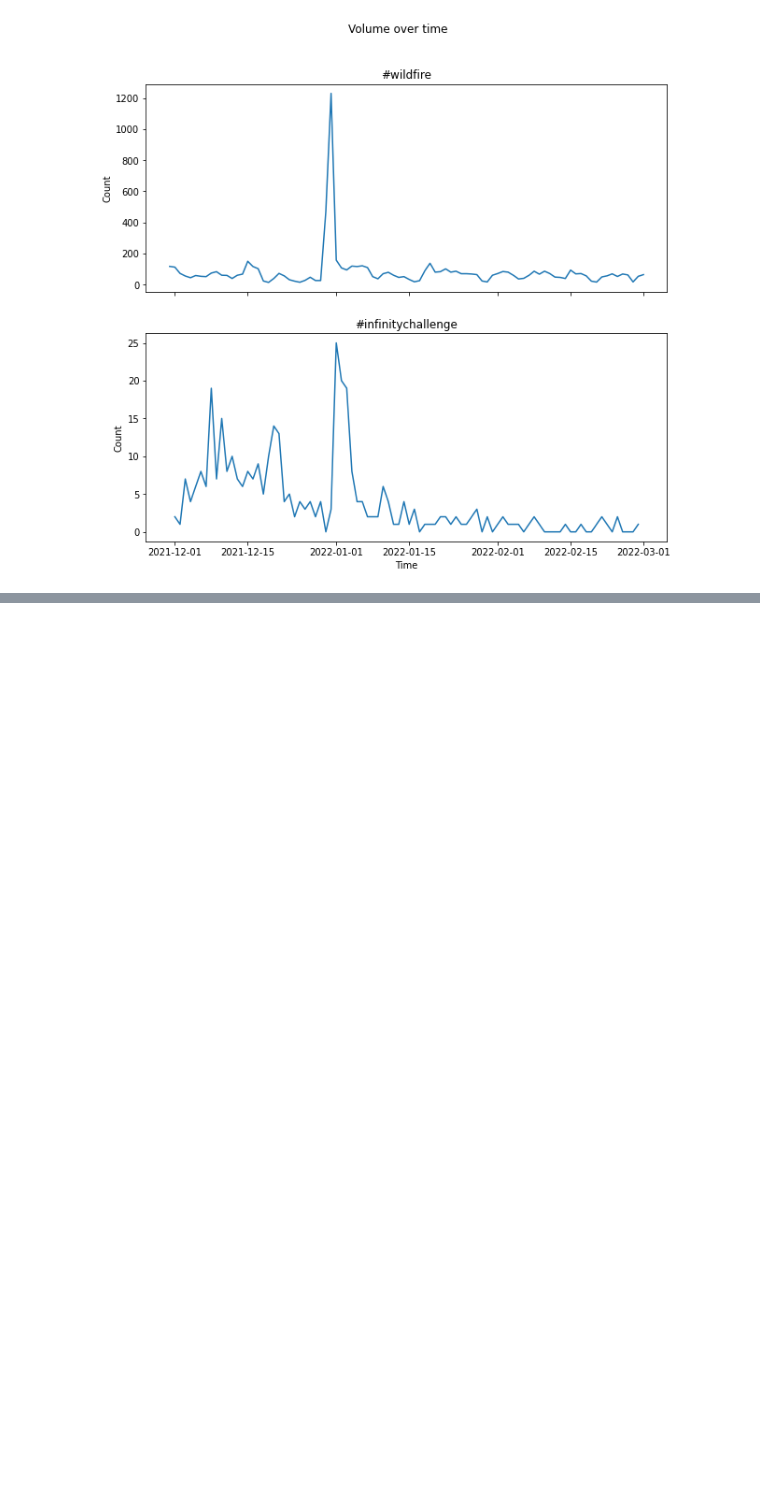
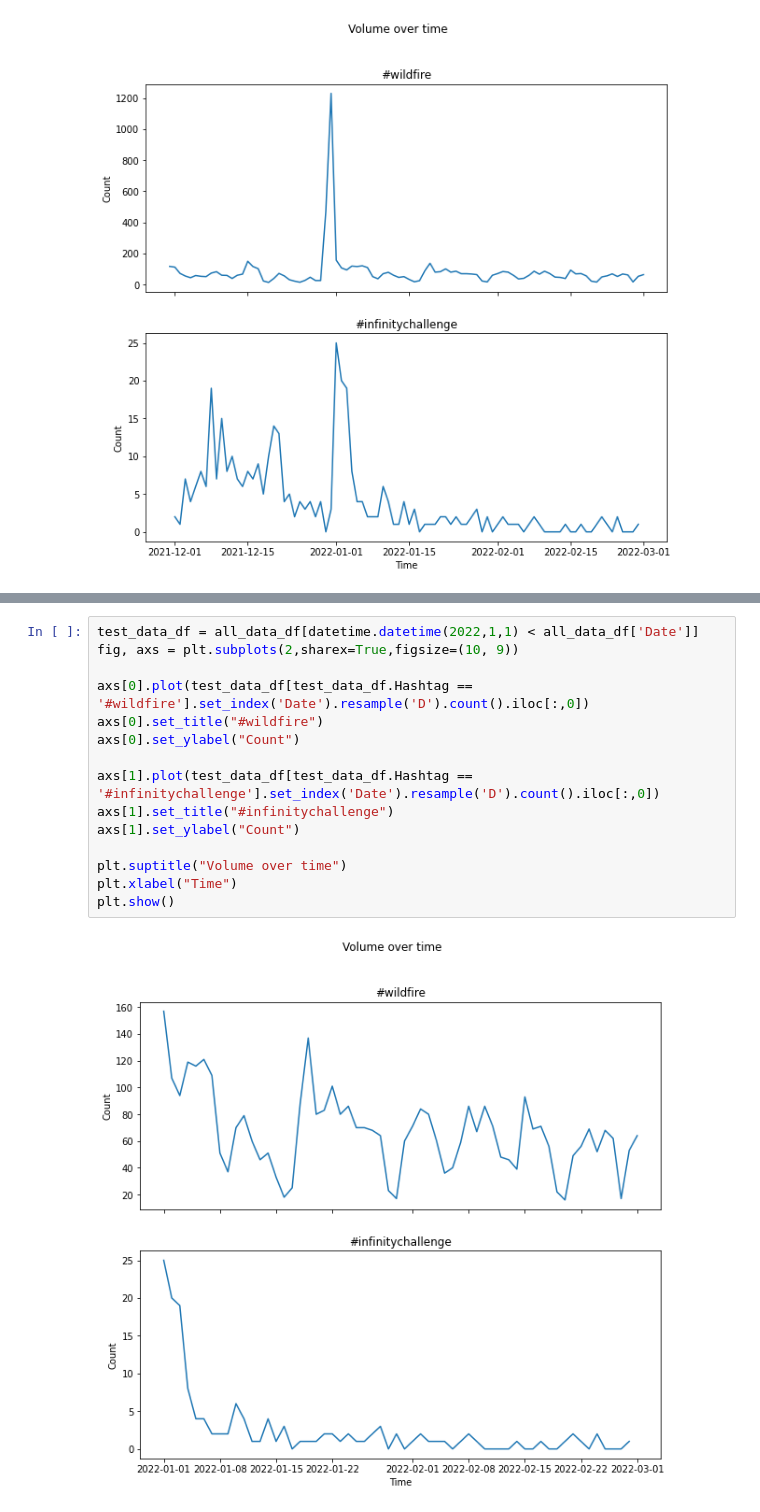
Before and after one commit to deamonpog/ten, a Jupyter notebook: presentable_ten.ipynb, the cells around one changed output, grey strips where cells are left out. Saved outputs shown, nothing was run; the diff lists cells and outputs as text; blank space fills up the shorter version.

```diff
--- a/presentable_ten.ipynb
+++ b/presentable_ten.ipynb
@@ -93,0 +137,17 @@ plt.show()
+# %%
+test_data_df = all_data_df[datetime.datetime(2022,1,1) < all_data_df['Date']]
+fig, axs = plt.subplots(2,sharex=True,figsize=(10, 9))
+
+axs[0].plot(test_data_df[test_data_df.Hashtag == '#wildfire'].set_index('Date').resample('D').count().iloc[:,0])
+axs[0].set_title("#wildfire")
+axs[0].set_ylabel("Count")
+
+axs[1].plot(test_data_df[test_data_df.Hashtag == '#infinitychallenge'].set_index('Date').resample('D').count().iloc[:,0])
+axs[1].set_title("#infinitychallenge")
+axs[1].set_ylabel("Count")
+
+plt.suptitle("Volume over time")
+plt.xlabel("Time")
+plt.show()
+# %% [output]
+[figure, added]
```
Also changed, not shown: parts of 10 cells of this notebook, 5 other files.
